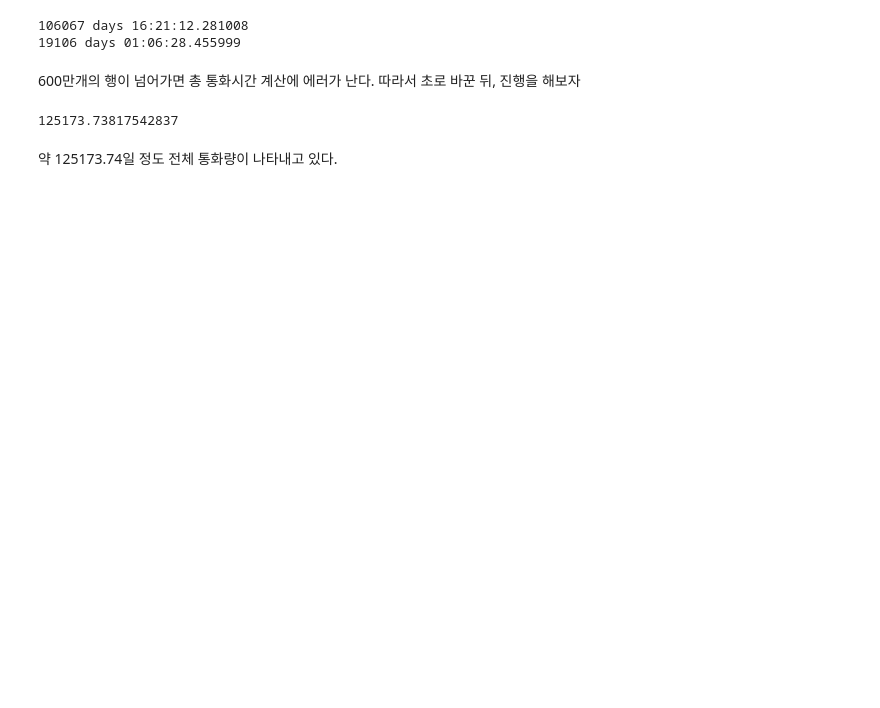
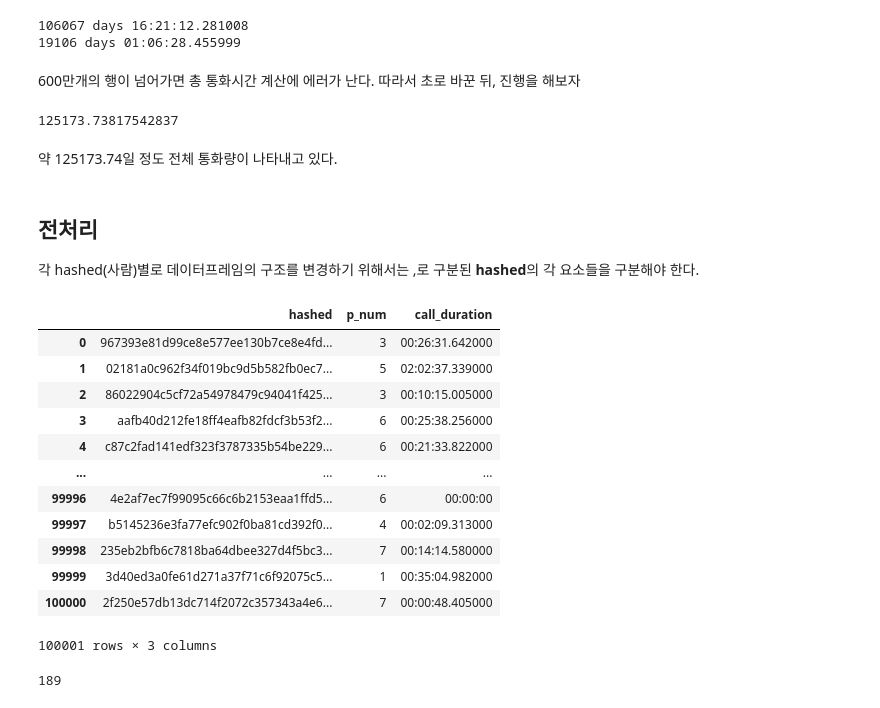
Before and after one commit to koojaekwan/jaekwan-s-python, a Jupyter notebook: jaekwankoo.ipynb, the cells around one changed output. Drawn from its saved outputs; the diff is of its cells as text; code cells hidden in the pictures; blank space fills up the shorter version.

```diff
--- a/jaekwankoo.ipynb
+++ b/jaekwankoo.ipynb
@@ -306,3 +293,29 @@ data.call_duration.dt.total_seconds().sum() / (3600*24)
 125173.73817542837
 # %% [markdown]
 약 125173.74일 정도 전체 통화량이 나타내고 있다.
+# %% [markdown]
+## 전처리
+
+각 hashed(사람)별로 데이터프레임의 구조를 변경하기 위해서는 ,로 구분된 **hashed**의 각 요소들을 구분해야 한다.
+# %%
+temp = data.loc[0:100000,["hashed","p_num","call_duration"]]
+# %%
+temp
+# %% [output]
+|  | hashed | p_num | call_duration |
+| 0 | 967393e81d99ce8e577ee130b7ce8e4fd... | 3 | 00:26:31.642000 |
+| 1 | 02181a0c962f34f019bc9d5b582fb0ec7... | 5 | 02:02:37.339000 |
+| 2 | 86022904c5cf72a54978479c94041f425... | 3 | 00:10:15.005000 |
+| 3 | aafb40d212fe18ff4eafb82fdcf3b53f2... | 6 | 00:25:38.256000 |
+| 4 | c87c2fad141edf323f3787335b54be229... | 6 | 00:21:33.822000 |
+| ... | ... | ... | ... |
+| 99996 | 4e2af7ec7f99095c66c6b2153eaa1ffd5... | 6 | 00:00:00 |
+| 99997 | b5145236e3fa77efc902f0ba81cd392f0... | 4 | 00:02:09.313000 |
+| 99998 | 235eb2bfb6c7818ba64dbee327d4f5bc3... | 7 | 00:14:14.580000 |
+| 99999 | 3d40ed3a0fe61d271a37f71c6f92075c5... | 1 | 00:35:04.982000 |
+| 100000 | 2f250e57db13dc714f2072c357343a4e6... | 7 | 00:00:48.405000 |
+100001 rows × 3 columns
+# %%
+gc.collect()
+# %% [output]
+189
```
Also changed, not shown: parts of 14 cells of this notebook.
